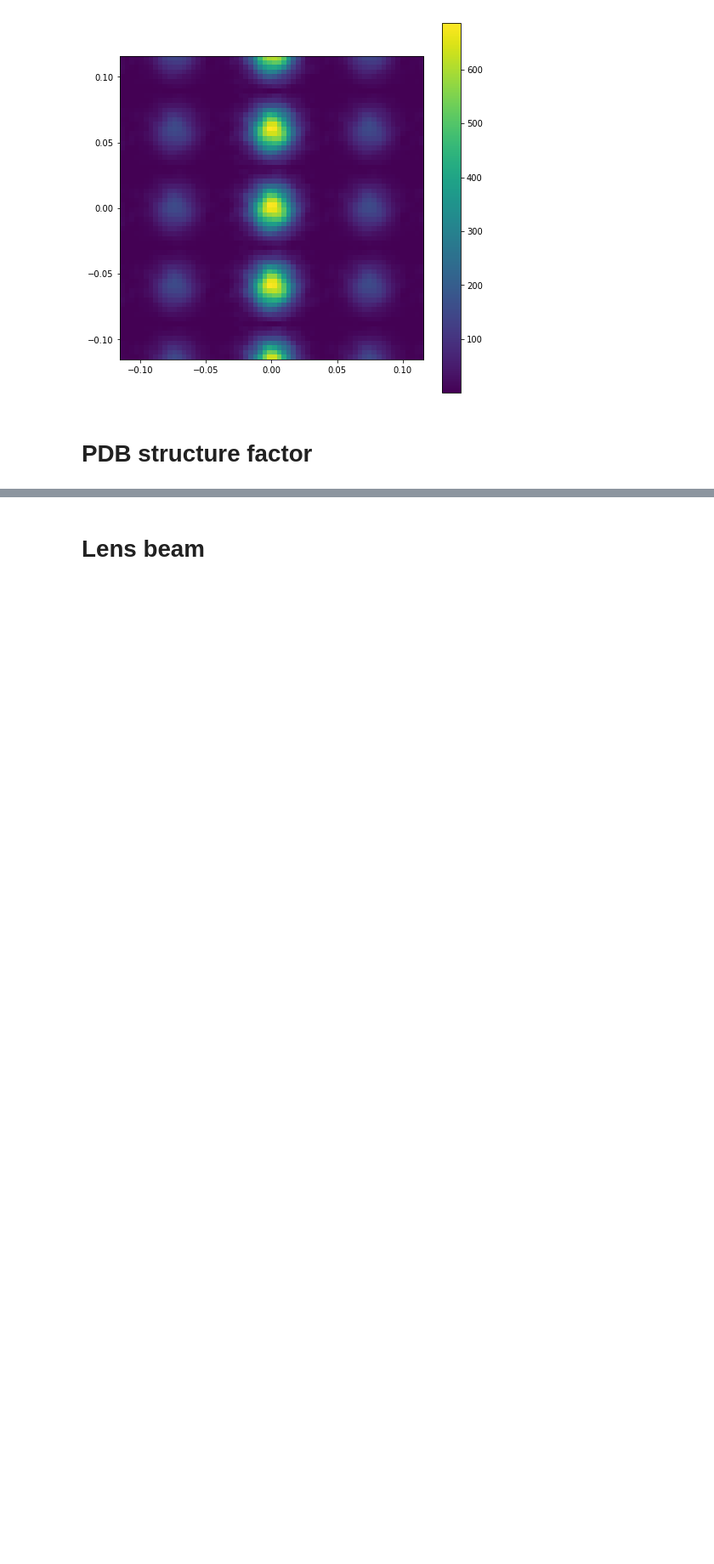
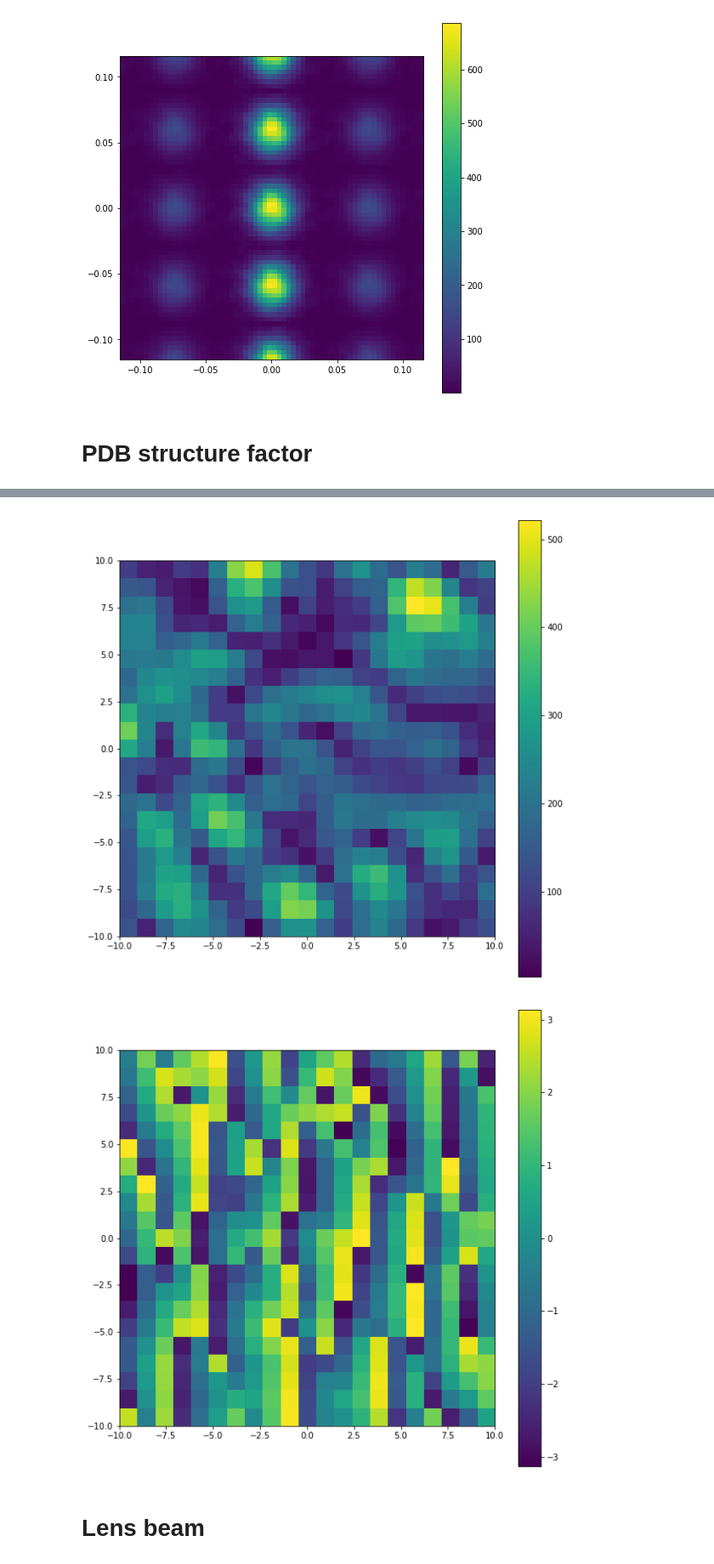
Before and after one commit to simply-nicky/cbc, a Jupyter notebook: prototyping/proto.ipynb, the cells around one changed output, grey strips where cells are left out. Shown at 85% size. Drawn from its saved outputs; the diff is of its cells as text; code cells hidden in the pictures; blank space fills up the shorter version.

```diff
--- a/prototyping/proto.ipynb
+++ b/prototyping/proto.ipynb
@@ -225,7 +224,0 @@ print(wavelength / a, 2 * ap / f)
-# %%
-XS, YS, ZS, bs, els = cbc.utils.pdb.importpdb('4et8.pdb')
-xs, ys, zs = cbc.lattice(a, b, c, Nx, Ny, Nz, XS, YS, ZS)
-kxs, kys = cbc.det_kouts(det_dist, detNx, detNy, pix_size)
-_kxs, _kys = kxs.ravel(), kys.ravel()
-kouts = cbc.kout_parax(_kxs, _kys)
-print(xs.shape)
@@ -276,4 +224,0 @@ Wall time: 22.5 s
-# %%
-%time phs = cbc.utils.phase(kouts, xs, ys, zs, wavelength)
-res = (asfs * phs * us).sum(axis=(-1,-2)).reshape(kxs.shape)
-print(phs.shape, res.shape)
@@ -302,0 +298,2 @@ diffres.plot()
+# %%
+H, K = 10, 10
@@ -303,3 +314,17 @@ diffres.plot()
+# %%
+ints2 = np.abs(Fs)
+plt.figure(figsize=(10,10))
+plt.imshow(ints2, extent=[-H,H,-K,K])
+plt.colorbar()
+plt.show()
+ang3 = np.angle(Fs)
+plt.figure(figsize=(10,10))
+plt.imshow(ang4, extent=[-H,H,-K,K])
+plt.colorbar()
+plt.show()
+# %% [output]
+[figure, added]
+[figure, added]
 # %% [markdown]
 # Lens beam
 # %%
```
Also changed, not shown: parts of 21 cells of this notebook, 1 other file.
